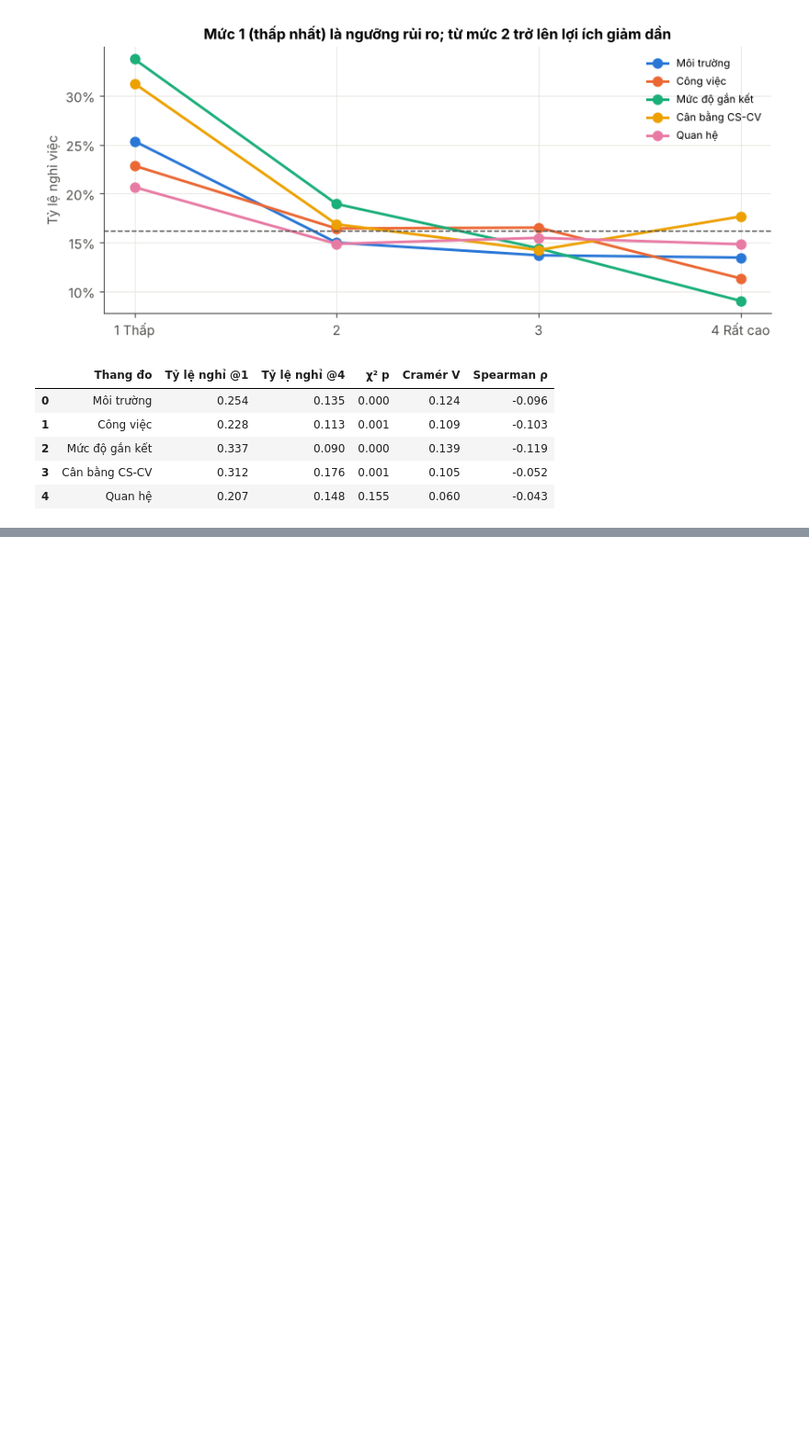
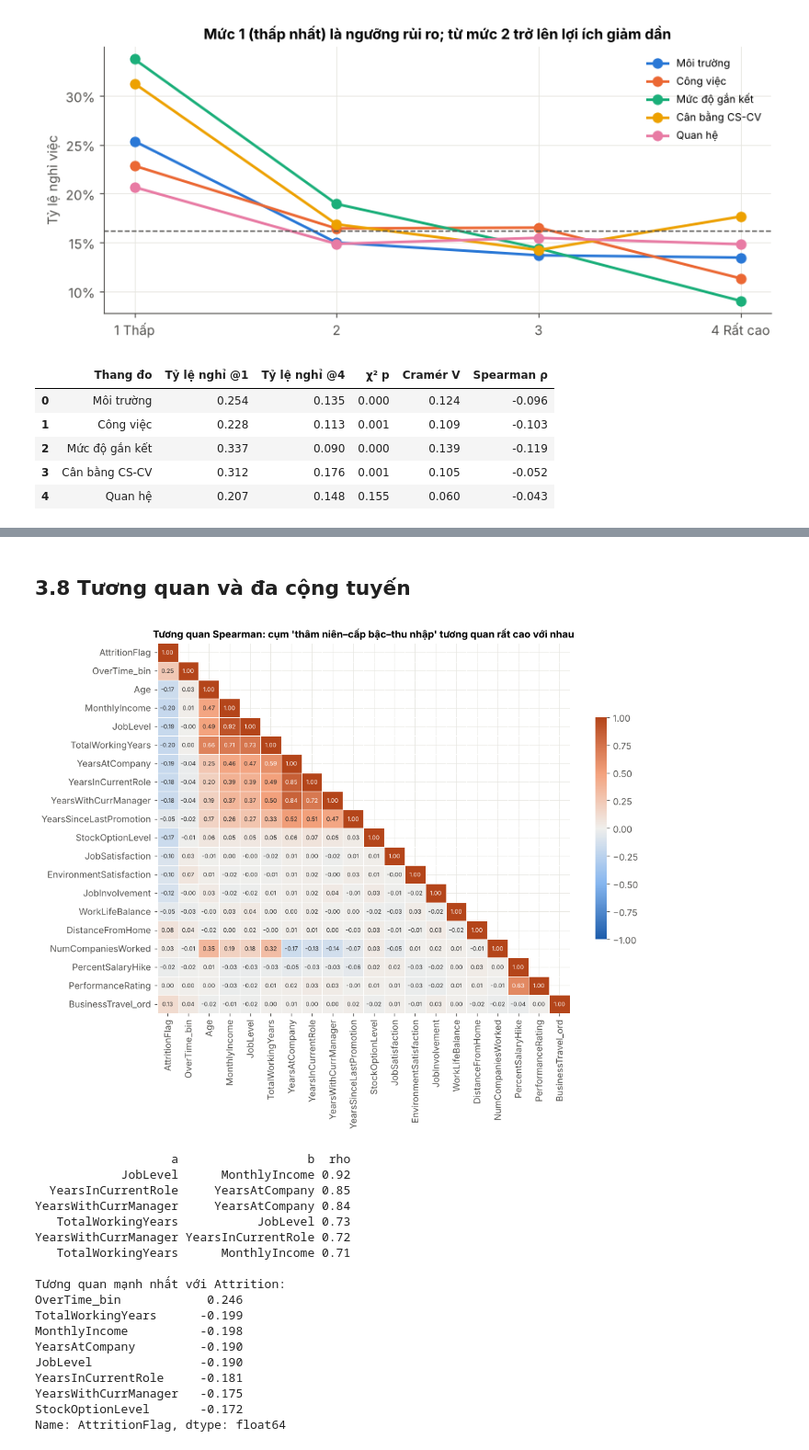
Before and after one commit to trangthu171106/ibm-hr-attrition-analysis, a Jupyter notebook: IBM_HR_Attrition_Analysis.ipynb, the cells around one changed output, grey strips where cells are left out. Shown at 92% size. Drawn from its saved outputs; the diff is of its cells as text; code cells hidden in the pictures; blank space fills up the shorter version.

```diff
--- a/IBM_HR_Attrition_Analysis.ipynb
+++ b/IBM_HR_Attrition_Analysis.ipynb
@@ -593,0 +666,42 @@ pd.DataFrame(res, columns=["Thang đo", "Tỷ lệ nghỉ @1", "Tỷ lệ nghỉ
+# %% [markdown]
+## 3.8 Tương quan và đa cộng tuyến
+# %%
+# 3.8 Ma trận tương quan Spearman (phù hợp biến thứ bậc và lệch) cho các biến số + biến mục tiêu
+corr_cols = ["AttritionFlag", "OverTime_bin", "Age", "MonthlyIncome", "JobLevel", "TotalWorkingYears", "YearsAtCompany",
+             "YearsInCurrentRole", "YearsWithCurrManager", "YearsSinceLastPromotion", "StockOptionLevel",
+             "JobSatisfaction", "EnvironmentSatisfaction", "JobInvolvement", "WorkLifeBalance",
+             "DistanceFromHome", "NumCompaniesWorked", "PercentSalaryHike", "PerformanceRating", "BusinessTravel_ord"]
+cm = df[corr_cols].corr("spearman")
+mask = np.triu(np.ones_like(cm, dtype=bool), k=1)
+fig, ax = plt.subplots(figsize=(10, 8))
+sns.heatmap(cm, mask=mask, cmap=CMAP_DIV, vmin=-1, vmax=1, center=0, annot=True, fmt=".2f",
+            annot_kws={"fontsize": 6.5}, linewidths=0.5, linecolor="white", cbar_kws={"shrink": 0.6}, ax=ax)
+ax.set_title("Tương quan Spearman: cụm 'thâm niên–cấp bậc–thu nhập' tương quan rất cao với nhau")
+save(fig, "fig12_corr")
+
+# Các cặp biến độc lập có |ρ| > 0,7 → nguy cơ đa cộng tuyến
+pairs = cm.where(mask == False).stack().reset_index(); pairs.columns = ["a", "b", "rho"]
+pairs = pairs[(pairs.a != pairs.b) & (pairs.a != "AttritionFlag") & (pairs.b != "AttritionFlag")]
+print(pairs[pairs.rho.abs() > 0.7].drop_duplicates("rho").sort_values("rho", ascending=False).round(2).to_string(index=False))
+print("\nTương quan mạnh nhất với Attrition:")
+print(cm["AttritionFlag"].drop("AttritionFlag").sort_values(key=abs, ascending=False).head(8).round(3))
+# %% [output]
+[figure, added]
+                   a                  b  rho
+            JobLevel      MonthlyIncome 0.92
+  YearsInCurrentRole     YearsAtCompany 0.85
+YearsWithCurrManager     YearsAtCompany 0.84
+   TotalWorkingYears           JobLevel 0.73
+YearsWithCurrManager YearsInCurrentRole 0.72
+   TotalWorkingYears      MonthlyIncome 0.71
+
+Tương quan mạnh nhất với Attrition:
+OverTime_bin            0.246
+TotalWorkingYears      -0.199
+MonthlyIncome          -0.198
+YearsAtCompany         -0.190
+JobLevel               -0.190
+YearsInCurrentRole     -0.181
+YearsWithCurrManager   -0.175
+StockOptionLevel       -0.172
+Name: AttritionFlag, dtype: float64
```
Also changed, not shown: parts of 6 cells of this notebook, 3 other files.
